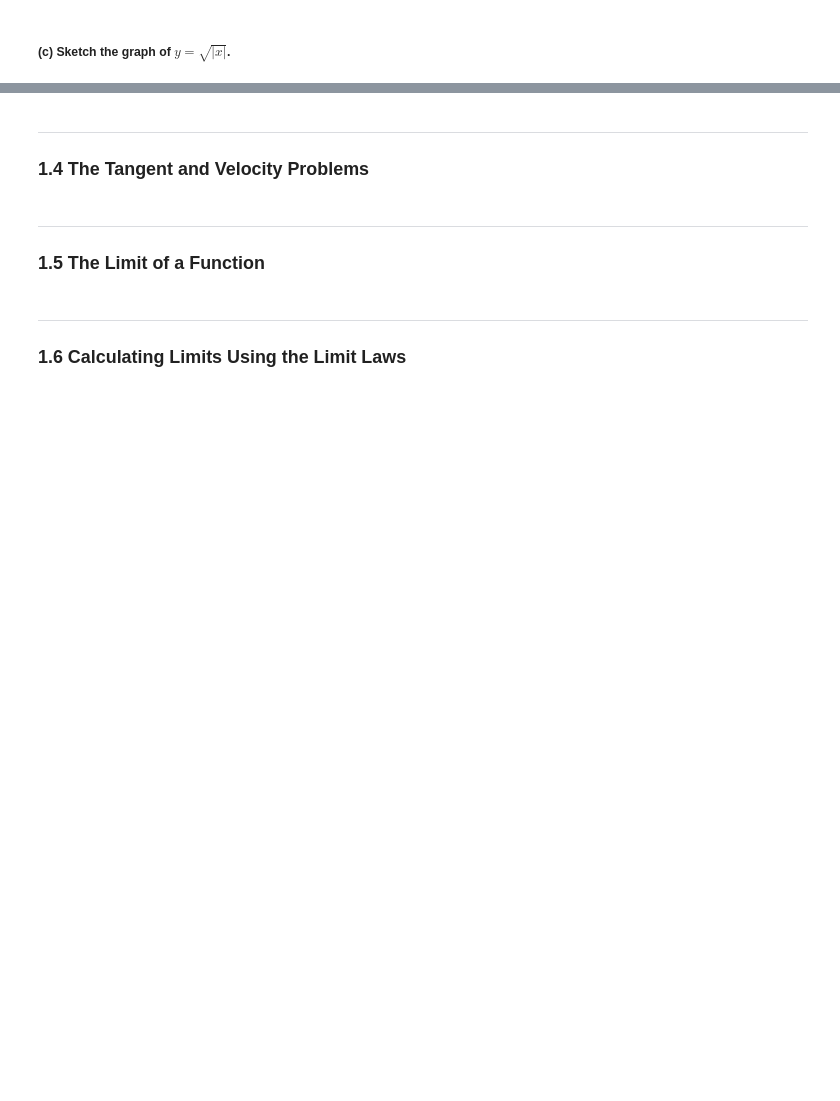
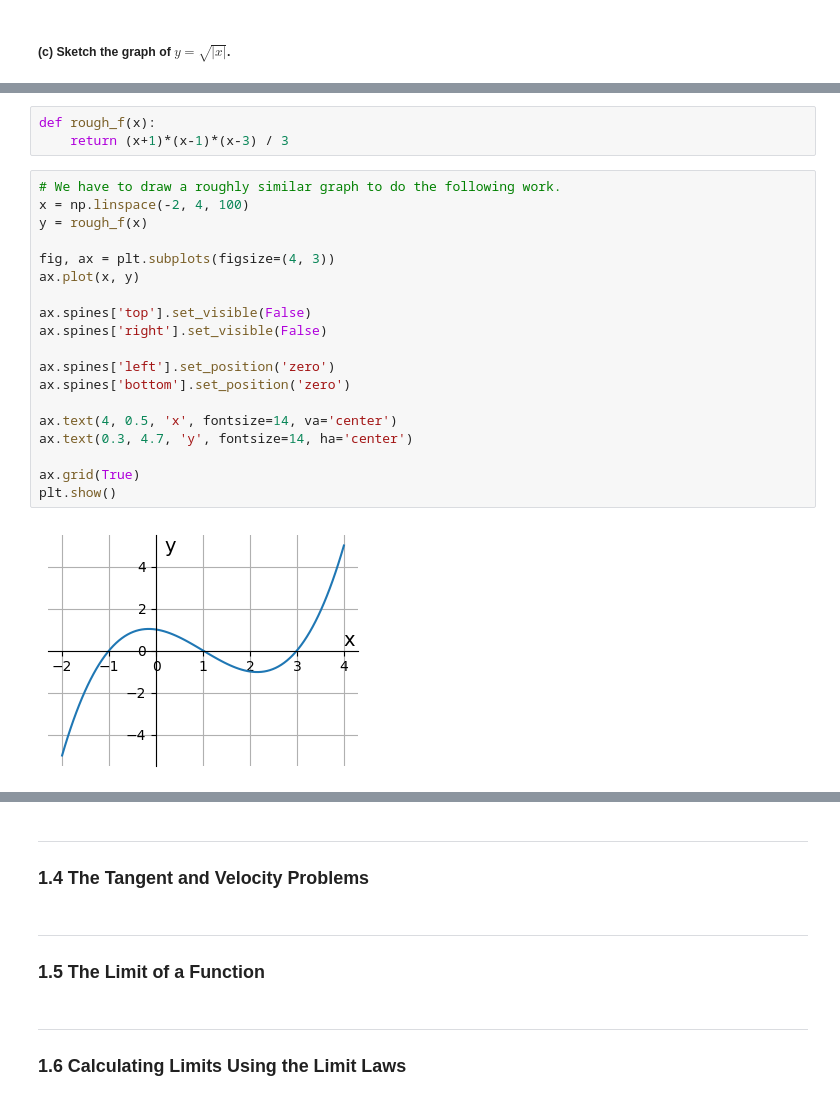
Before and after one commit to Aipss/DiveIntoDeepLearning, a Jupyter notebook: Calculus/Chapter1_Functions-and-Limits.ipynb, the cells around one changed output, grey strips where cells are left out. Cells and saved outputs as stored; diff of their text form; blank space fills up the shorter version.

```diff
--- a/Calculus/Chapter1_Linear-Equations-in-Linear-Algebra.ipynb
+++ b/Calculus/Chapter1_Functions-and-Limits.ipynb
@@ -495,0 +568,24 @@ plt.show()
+# %%
+def rough_f(x):
+    return (x+1)*(x-1)*(x-3) / 3
+# %%
+# We have to draw a roughly similar graph to do the following work.
+x = np.linspace(-2, 4, 100)
+y = rough_f(x)
+
+fig, ax = plt.subplots(figsize=(4, 3))
+ax.plot(x, y)
+
+ax.spines['top'].set_visible(False)
+ax.spines['right'].set_visible(False)
+
+ax.spines['left'].set_position('zero')
+ax.spines['bottom'].set_position('zero')
+
+ax.text(4, 0.5, 'x', fontsize=14, va='center')
+ax.text(0.3, 4.7, 'y', fontsize=14, ha='center')
+
+ax.grid(True)
+plt.show()
+# %% [output]
+[figure, added]
```
Also changed, not shown: parts of 44 cells of this notebook, 1 other file.
